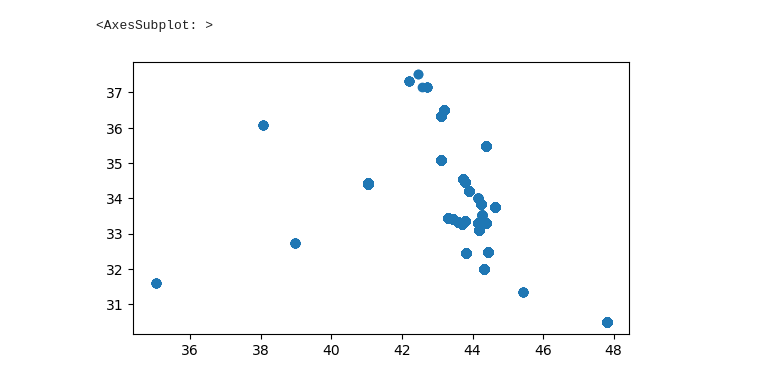
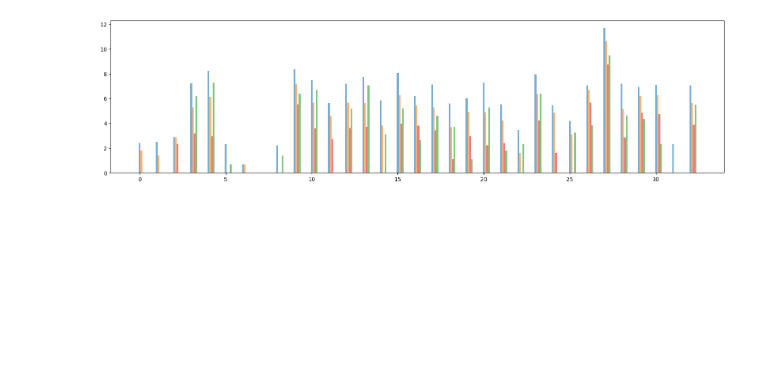
Before and after one commit to Polichinel/Detectron2, a Jupyter notebook: viz/viz_maps.ipynb, the cells around one changed output. Cells and saved outputs as stored; diff of their text form; code cells hidden in the pictures; blank space fills up the shorter version.

```diff
--- a/viz/viz_maps.ipynb
+++ b/viz/viz_maps.ipynb
@@ -91,9 +89,23 @@ plt.show()
-# %%
-coords = gdp.GeoDataFrame(bodies_df[['longitude_full', 'latitude_full']])
-# %%
-coords = gpd.GeoDataFrame(bodies_df[['longitude_full', 'latitude_full']], geometry=gpd.points_from_xy(bodies_df.longitude_full, bodies_df.latitude_full))
-# %%
-coords.plot()
-# %% [output]
-<AxesSubplot: >
-[figure, removed]
+# %%
+coords.rename(columns = {'images' : 'img_all', 'l_img' : 'l_img_all'}, inplace = True)
+coords_fem.rename(columns = {'images' : 'img_fem', 'l_img' : 'l_img_fem'}, inplace = True)
+coords_gar.rename(columns = {'images' : 'img_gar', 'l_img' : 'l_img_gar'}, inplace = True)
+coords_uni.rename(columns = {'images' : 'img_uni', 'l_img' : 'l_img_uni'}, inplace = True)
+
+
+coord_merge = coords.merge(coords_fem, how = 'outer', on = ['longitude_full', 'latitude_full', 'geometry'])
+coord_merge = coord_merge.merge(coords_gar, how = 'outer', on = ['longitude_full', 'latitude_full', 'geometry'])
+coord_merge = coord_merge.merge(coords_uni, how = 'outer', on = ['longitude_full', 'latitude_full', 'geometry'])
+
+coord_merge.fillna(0, inplace = True)
+# %%
+plt.figure(figsize=[20,5])
+
+plt.bar(np.array(list(coord_merge.index)), coord_merge['l_img_all'], color ='C0', width = 0.1, alpha = 0.6)
+plt.bar(np.array(list(coord_merge.index))+.1, coord_merge['l_img_fem'], color ='C1', width = 0.1, alpha = 0.6)
+plt.bar(np.array(list(coord_merge.index))+.2, coord_merge['l_img_gar'], color ='C3', width = 0.1, alpha = 0.6)
+plt.bar(np.array(list(coord_merge.index))+.3, coord_merge['l_img_uni'], color ='C2', width = 0.1, alpha = 0.6)
+
+plt.show()
+# %% [output]
+[figure, added]
```
Also changed, not shown: parts of 15 cells of this notebook.
